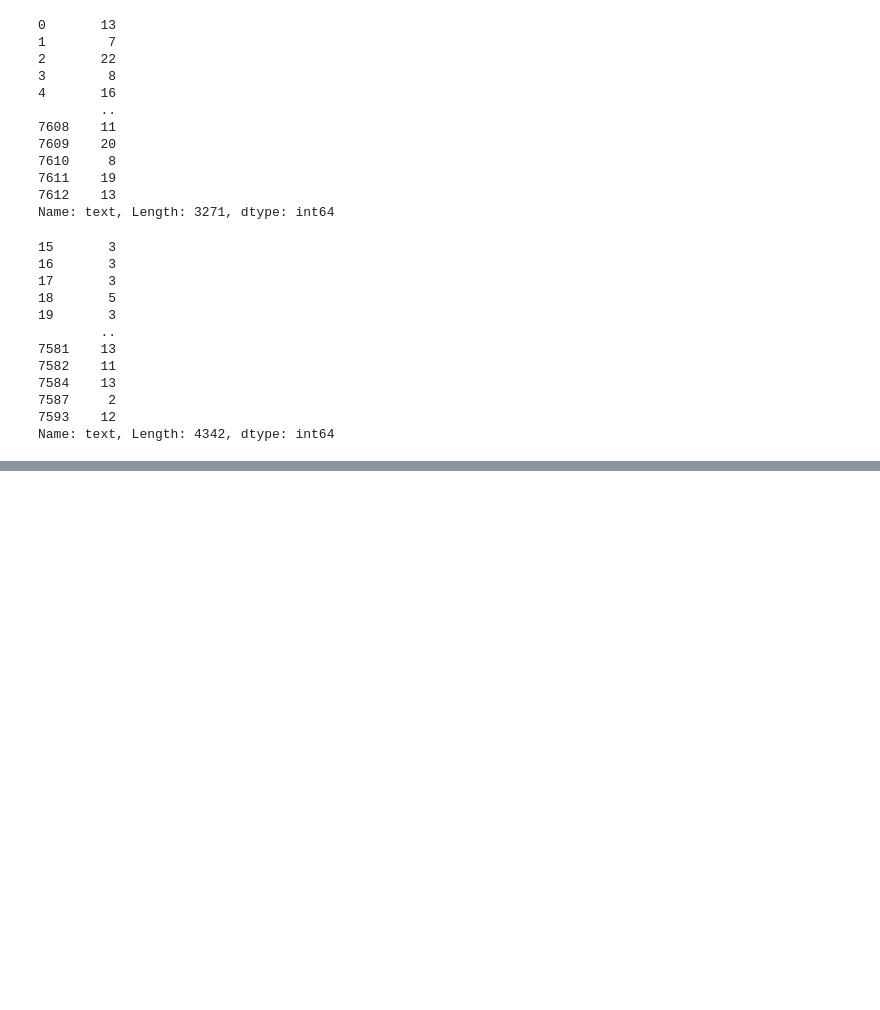
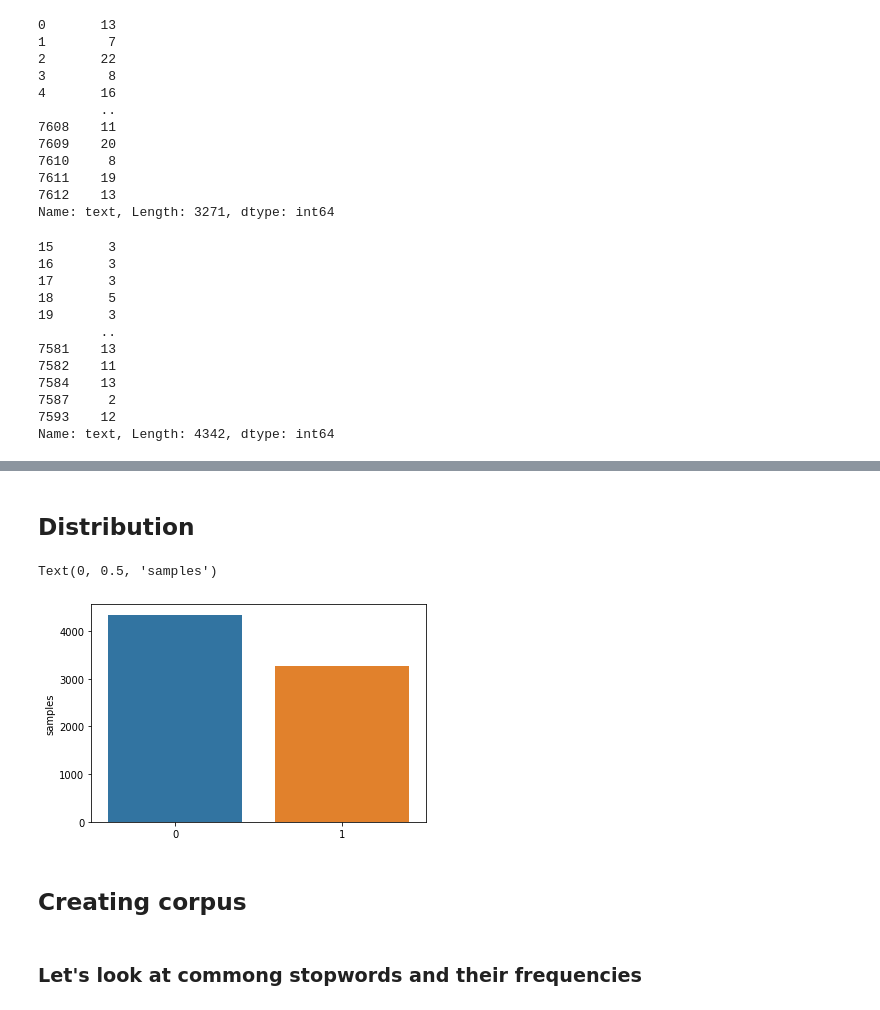
Before and after one commit to zzhang025/CPSC4820_Disaster_Classifier-, a Jupyter notebook: Notebook.ipynb, the cells around one changed output, grey strips where cells are left out. Saved outputs shown, nothing was run; the diff lists cells and outputs as text; code cells hidden in the pictures; blank space fills up the shorter version.

```diff
--- a/Notebook.ipynb
+++ b/Notebook.ipynb
@@ -3,7 +27,6 @@
 # %%
-import pandas as pd
-train=pd.read_csv('/Users/zhangzhixuan/CPSC4820_Disaster_Classifier-/train.csv')
-test=pd.read_csv('/Users/zhangzhixuan/CPSC4820_Disaster_Classifier-/test.csv')
+train=pd.read_csv('./train.csv')
+test=pd.read_csv('./test.csv')
 # %%
 print('Trainning Set Shape={}'.format(train.shape))
 print('Trainning Set Memory Usage={:.2f} MB'.format(train.memory_usage().sum()/1024**2))
@@ -128,0 +233,11 @@ Name: text, Length: 4342, dtype: int64
+# %% [markdown]
+## Distribution
+# %%
+x=train.target.value_counts()
+sns.barplot(x.index,x)
+plt.gca().set_ylabel('samples')
+# %% [output]
+Text(0, 0.5, 'samples')
+[figure, added]
+# %% [markdown]
+## Creating corpus
@@ -128,0 +253,2 @@ Name: text, Length: 4342, dtype: int64
+# %% [markdown]
+### Let's look at commong stopwords and their frequencies
```
Also changed, not shown: parts of 72 cells of this notebook.
